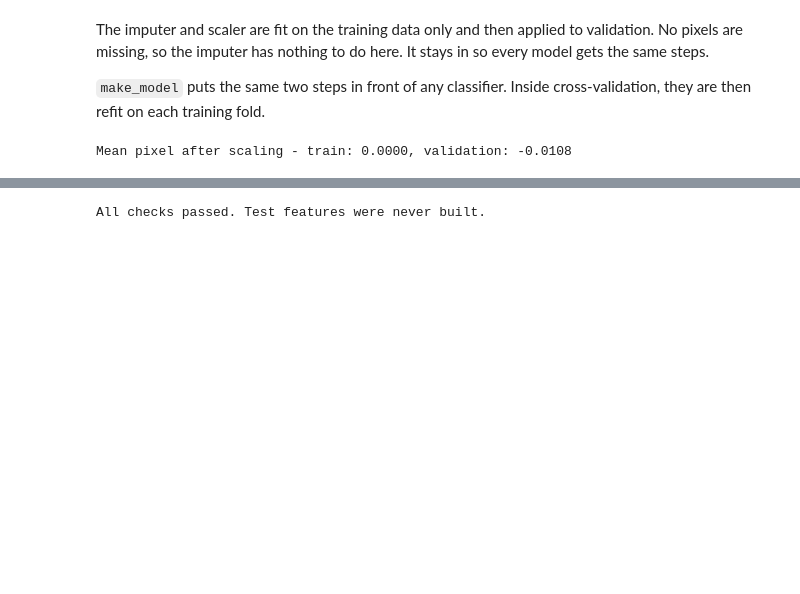
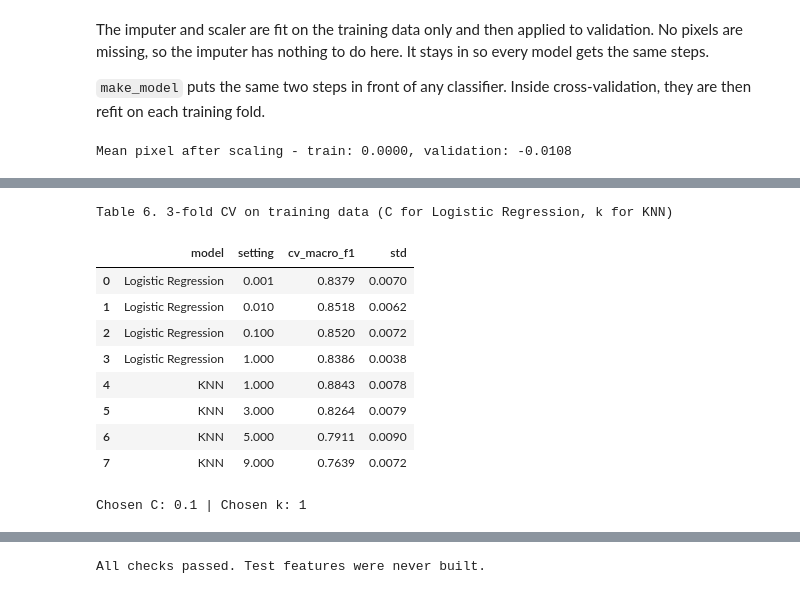
Before and after one commit to TianqiNi/9611-Project, a Jupyter notebook: ECE9611_Project_Group03.ipynb, the cells around one changed output, grey strips where cells are left out. Saved outputs shown, nothing was run; the diff lists cells and outputs as text; code cells hidden in the pictures; blank space fills up the shorter version.

```diff
--- a/ECE9611_Project_Group03.ipynb
+++ b/ECE9611_Project_Group03.ipynb
@@ -230,0 +279,30 @@ Mean pixel after scaling - train: 0.0000, validation: -0.0108
+# %%
+candidates = [("Logistic Regression", c, LogisticRegression(C=c, max_iter=3000)) for c in [0.001, 0.01, 0.1, 1]]
+candidates += [("KNN", k, KNeighborsClassifier(n_neighbors=k)) for k in [1, 3, 5, 9]]
+
+folds = StratifiedKFold(n_splits=3, shuffle=True, random_state=SEED)
+rows = []
+for name, value, clf in candidates:
+    scores = cross_val_score(make_model(clf), X_train, y_train, cv=folds, scoring="f1_macro")
+    rows.append({"model": name, "setting": value, "cv_macro_f1": scores.mean(), "std": scores.std()})
+cv_results = pd.DataFrame(rows)
+
+print("Table 6. 3-fold CV on training data (C for Logistic Regression, k for KNN)")
+display(cv_results.round(4))
+# %% [output]
+Table 6. 3-fold CV on training data (C for Logistic Regression, k for KNN)
+|  | model | setting | cv_macro_f1 | std |
+| 0 | Logistic Regression | 0.001 | 0.8379 | 0.0070 |
+| 1 | Logistic Regression | 0.010 | 0.8518 | 0.0062 |
+| 2 | Logistic Regression | 0.100 | 0.8520 | 0.0072 |
+| 3 | Logistic Regression | 1.000 | 0.8386 | 0.0038 |
+| 4 | KNN | 1.000 | 0.8843 | 0.0078 |
+| 5 | KNN | 3.000 | 0.8264 | 0.0079 |
+| 6 | KNN | 5.000 | 0.7911 | 0.0090 |
+| 7 | KNN | 9.000 | 0.7639 | 0.0072 |
+# %%
+best = cv_results.loc[cv_results.groupby("model")["cv_macro_f1"].idxmax()].set_index("model")["setting"]
+best_c, best_k = best["Logistic Regression"], int(best["KNN"])
+print("Chosen C:", best_c, "| Chosen k:", best_k)
+# %% [output]
+Chosen C: 0.1 | Chosen k: 1
```
Also changed, not shown: parts of 19 cells of this notebook.
